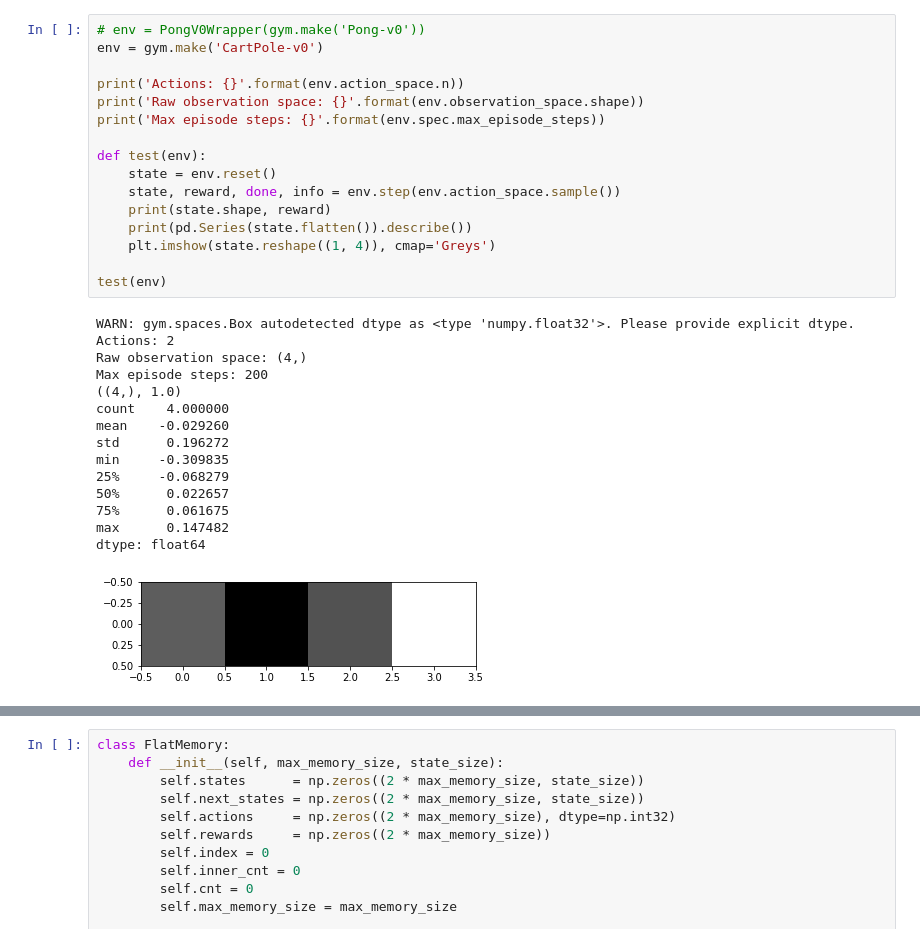
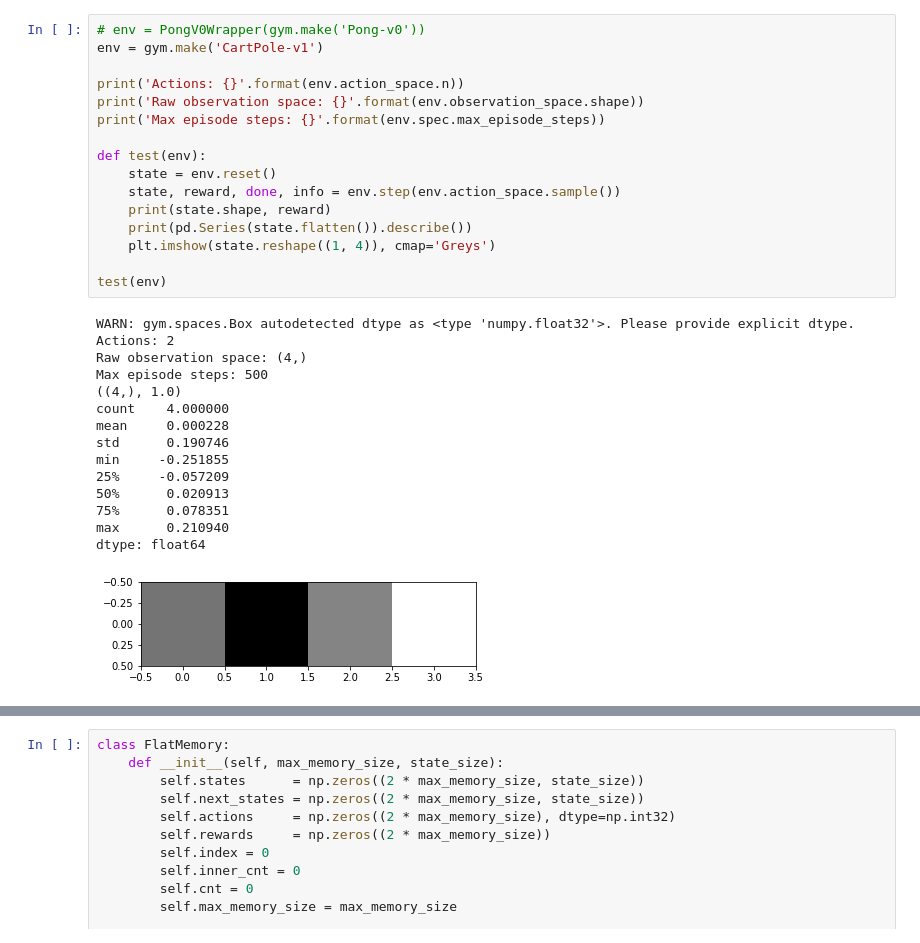
Before and after one commit to omikad/studying-ml, a Jupyter notebook: RL2/Experiments3.ipynb, the cells around one changed output, grey strips where cells are left out. Drawn from its saved outputs; the diff is of its cells as text.

```diff
--- a/RL2/Experiments3.ipynb
+++ b/RL2/Experiments3.ipynb
@@ -19,35 +23,35 @@ run = 0
 # %%
 # env = PongV0Wrapper(gym.make('Pong-v0'))
-env = gym.make('CartPole-v0')
+env = gym.make('CartPole-v1')
 
 print('Actions: {}'.format(env.action_space.n))
 print('Raw observation space: {}'.format(env.observation_space.shape))
 print('Max episode steps: {}'.format(env.spec.max_episode_steps))
 
 def test(env):
     state = env.reset()
     state, reward, done, info = env.step(env.action_space.sample())
     print(state.shape, reward)
     print(pd.Series(state.flatten()).describe())
     plt.imshow(state.reshape((1, 4)), cmap='Greys')
 
 test(env)
 # %% [output]
 WARN: gym.spaces.Box autodetected dtype as <type 'numpy.float32'>. Please provide explicit dtype.
 Actions: 2
 Raw observation space: (4,)
-Max episode steps: 200
+Max episode steps: 500
 ((4,), 1.0)
 count    4.000000
-mean    -0.029260
-std      0.196272
-min     -0.309835
-25%     -0.068279
-50%      0.022657
-75%      0.061675
-max      0.147482
+mean     0.000228
+std      0.190746
+min     -0.251855
+25%     -0.057209
+50%      0.020913
+75%      0.078351
+max      0.210940
 dtype: float64
-[figure, old version]
+[figure, new version]
 # %%
 class LearningParameters:
     def __init__(self, env, state, episodes_count):
```
Also changed, not shown: parts of 6 cells of this notebook.
